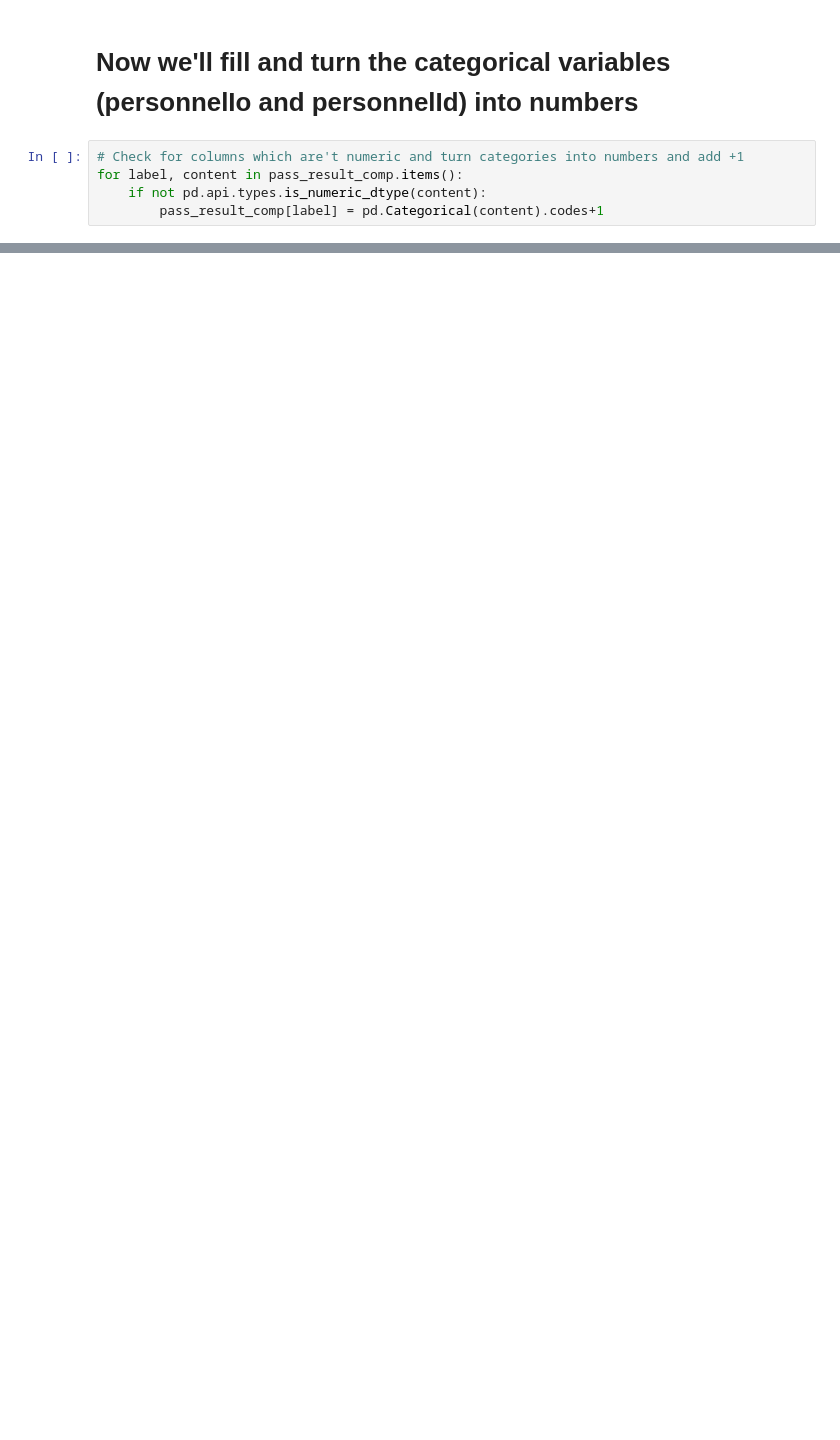
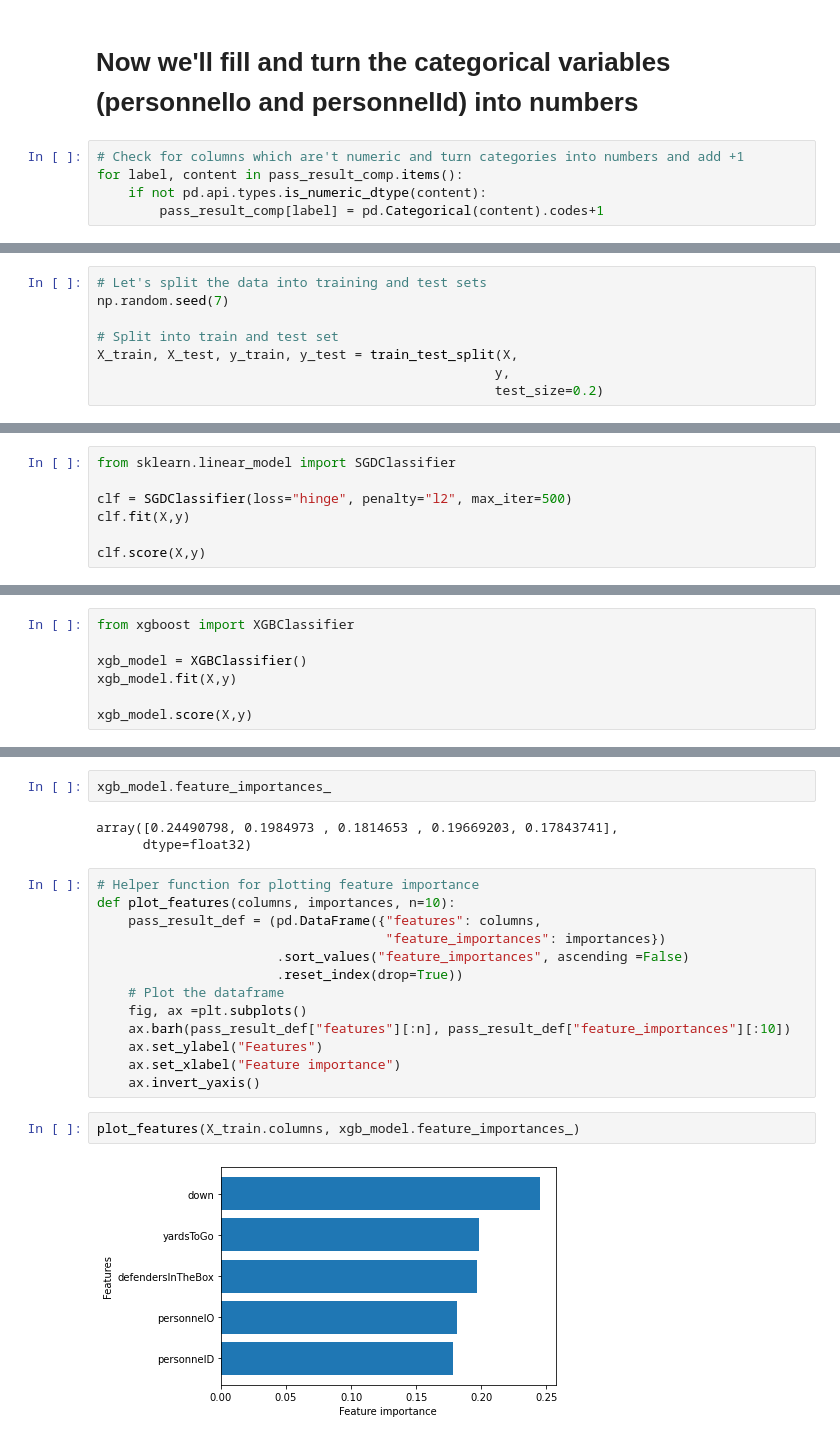
Before and after one commit to Nunnelee/Defense-NFL-data, a Jupyter notebook: nunnelee-nfl-defense-data.ipynb, the cells around one changed output, grey strips where cells are left out. Saved outputs shown, nothing was run; the diff lists cells and outputs as text; blank space fills up the shorter version.

```diff
--- a/nunnelee-nfl-defense-data.ipynb
+++ b/nunnelee-nfl-defense-data.ipynb
@@ -251,0 +693,8 @@ pass_result_comp.isna().sum()
+# %%
+# Let's split the data into training and test sets
+np.random.seed(7)
+
+# Split into train and test set
+X_train, X_test, y_train, y_test = train_test_split(X,
+                                                   y,
+                                                   test_size=0.2)
@@ -251,0 +742,7 @@ pass_result_comp.isna().sum()
+# %%
+from sklearn.linear_model import SGDClassifier
+
+clf = SGDClassifier(loss="hinge", penalty="l2", max_iter=500)
+clf.fit(X,y)
+
+clf.score(X,y)
@@ -251,0 +753,7 @@ pass_result_comp.isna().sum()
+# %%
+from xgboost import XGBClassifier
+
+xgb_model = XGBClassifier()
+xgb_model.fit(X,y)
+
+xgb_model.score(X,y)
@@ -251,0 +766,22 @@ pass_result_comp.isna().sum()
+# %%
+xgb_model.feature_importances_
+# %% [output]
+array([0.24490798, 0.1984973 , 0.1814653 , 0.19669203, 0.17843741],
+      dtype=float32)
+# %%
+# Helper function for plotting feature importance
+def plot_features(columns, importances, n=10):
+    pass_result_def = (pd.DataFrame({"features": columns,
+                                     "feature_importances": importances})
+                       .sort_values("feature_importances", ascending =False)
+                       .reset_index(drop=True))
+    # Plot the dataframe
+    fig, ax =plt.subplots()
+    ax.barh(pass_result_def["features"][:n], pass_result_def["feature_importances"][:10])
+    ax.set_ylabel("Features")
+    ax.set_xlabel("Feature importance")
+    ax.invert_yaxis()
+# %%
+plot_features(X_train.columns, xgb_model.feature_importances_)
+# %% [output]
+[figure, added]
```
Also changed, not shown: parts of 55 cells of this notebook.
